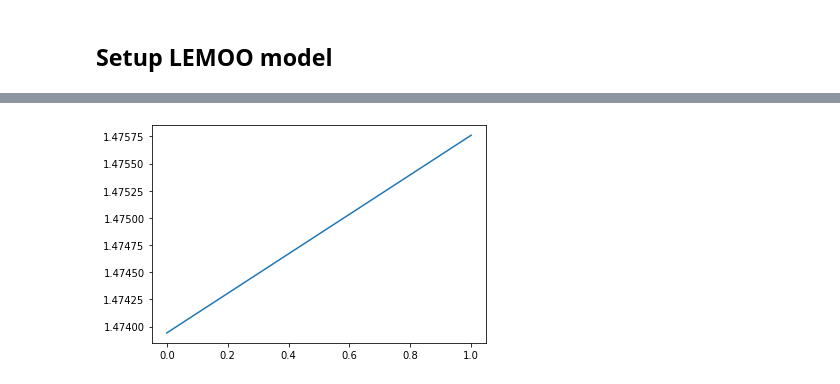
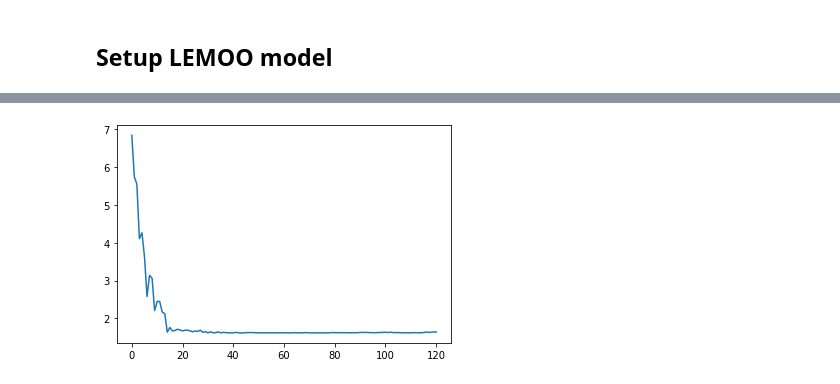
Before and after one commit to gialmisi/XLEMOO, a Jupyter notebook: notebooks/Testing.ipynb, the cells around one changed output, grey strips where cells are left out. Cells and saved outputs as stored; diff of their text form; code cells hidden in the pictures.

```diff
--- a/notebooks/Testing.ipynb
+++ b/notebooks/Testing.ipynb
@@ -18,21 +19,19 @@ import numpy as np
 ## Define problem
 # %%
 n_objectives = 3
-n_variables = 2
-problem = test_problem_builder("DTLZ2", n_objectives, n_variables)
+n_variables = 4
+problem = test_problem_builder("DTLZ7", n_variables, n_objectives)
 # %% [markdown]
 ## Setting model parameters
 # %%
-asf = SimpleASF(np.ones(n_objectives))
 ref_point = np.zeros(n_objectives)
-# fitness_fun = lambda x: np.atleast_2d(asf(x.problem.evaluate(x.individuals).objectives, ref_point)).T
-fitness_fun = naive_sum
+fitness_fun = asf_wrapper(GuessASF(np.ones(n_objectives)), {"reference_point": ref_point})
 
 lem_params = LEMParams(
-    n_total_iterations=1,
-    n_ea_gen_per_iter=25,
+    n_total_iterations=10,
+    n_ea_gen_per_iter=10,
     n_ml_gen_per_iter=1,
-    use_ea=False,
+    use_ea=True,
     use_ml=True,
     fitness_indicator=fitness_fun
 )
@@ -45,7 +44,8 @@ ea_params = EAParams(
     population_init_design="RandomDesign"
 )
 
-ml = DecisionTreeClassifier(max_leaf_nodes=3, random_state=0)
+# ml = DecisionTreeClassifier(random_state=0)
+ml = DecisionTreeClassifier()
 ml_params = MLParams(
     H_split=0.3,
     L_split=0.3,
@@ -64,9 +73,14 @@ starting learning mode
 # %%
 def plot_mean_fitness(population, fitness_fun):
-    fitness = np.squeeze([naive_sum(p) for p in population])
+    fitness = np.squeeze([fitness_fun(p) for p in population])
     means = np.mean(fitness, axis=1)
     plt.plot(np.arange(means.shape[0]), means)
+
+def plot_best_fitness(population, fitness_fun):
+    fitness = np.squeeze([fitness_fun(p) for p in population])
+    mins = np.min(fitness, axis=1)
+    plt.plot(np.arange(mins.shape[0]), mins)
 # %%
-plot_mean_fitness(history, naive_sum)
+plot_best_fitness(history, fitness_fun)
 # %% [output]
-[figure, old version]
+[figure, new version]
```
Also changed, not shown: parts of 5 cells of this notebook, 5 other files.
